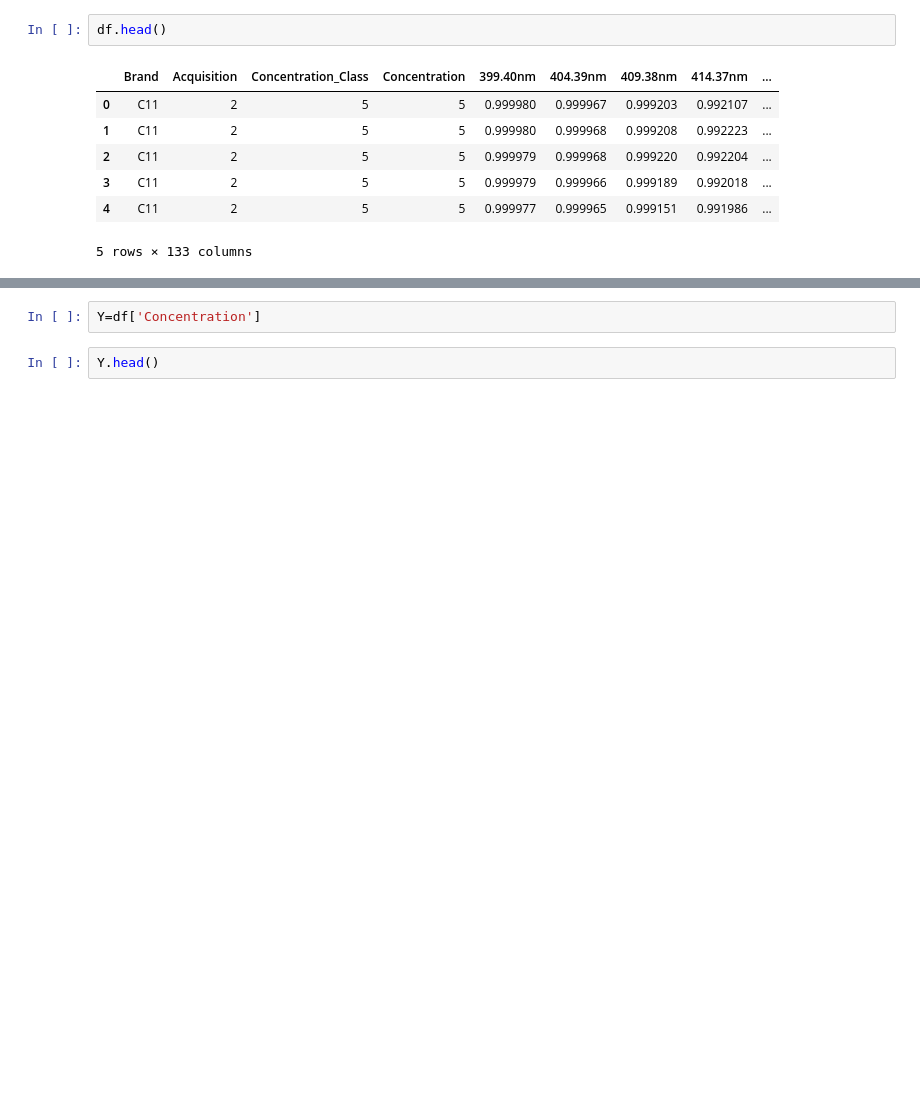
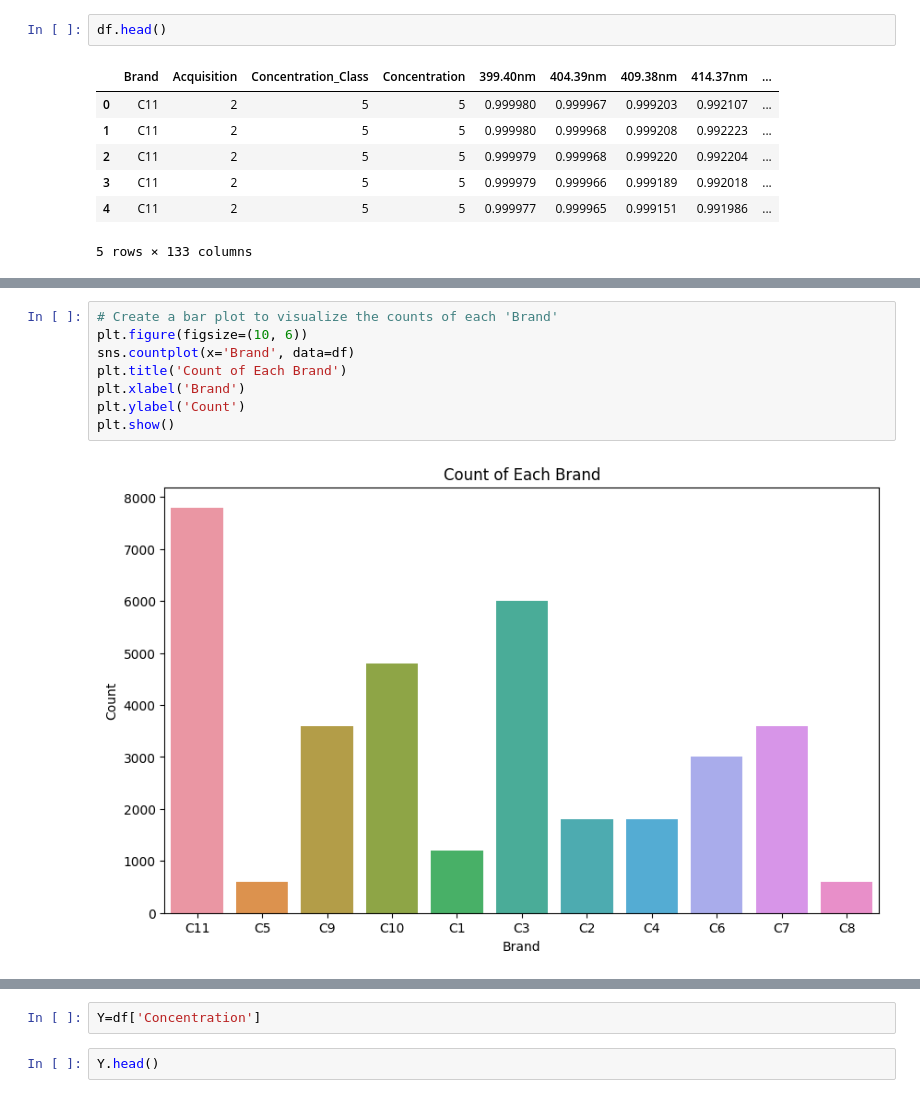
Before and after one commit to swapnita-pandey/Food-Adulteration, a Jupyter notebook: Honey_Adulteration/d.ipynb, the cells around one changed output, grey strips where cells are left out. Cells and saved outputs as stored; diff of their text form; blank space fills up the shorter version.

```diff
--- a/Honey_Adulteration/d.ipynb
+++ b/Honey_Adulteration/d.ipynb
@@ -134,0 +175,10 @@ df.head()
+# %%
+# Create a bar plot to visualize the counts of each 'Brand'
+plt.figure(figsize=(10, 6))
+sns.countplot(x='Brand', data=df)
+plt.title('Count of Each Brand')
+plt.xlabel('Brand')
+plt.ylabel('Count')
+plt.show()
+# %% [output]
+[figure, added]
```
Also changed, not shown: parts of 69 cells of this notebook.
